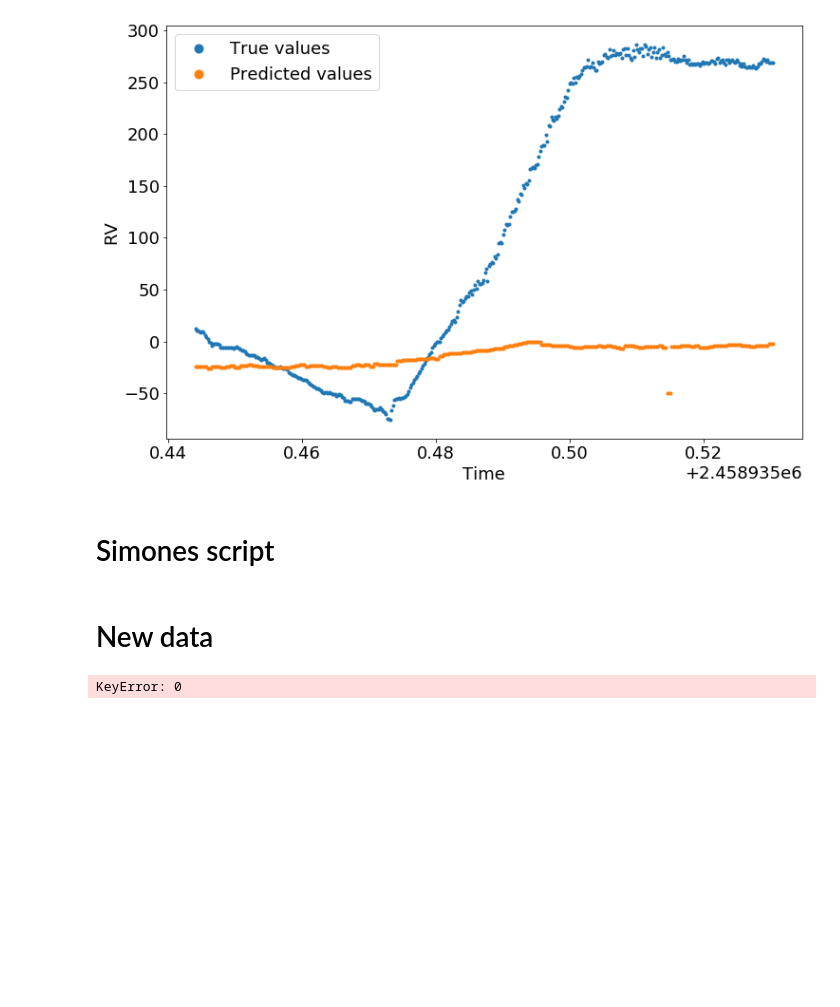
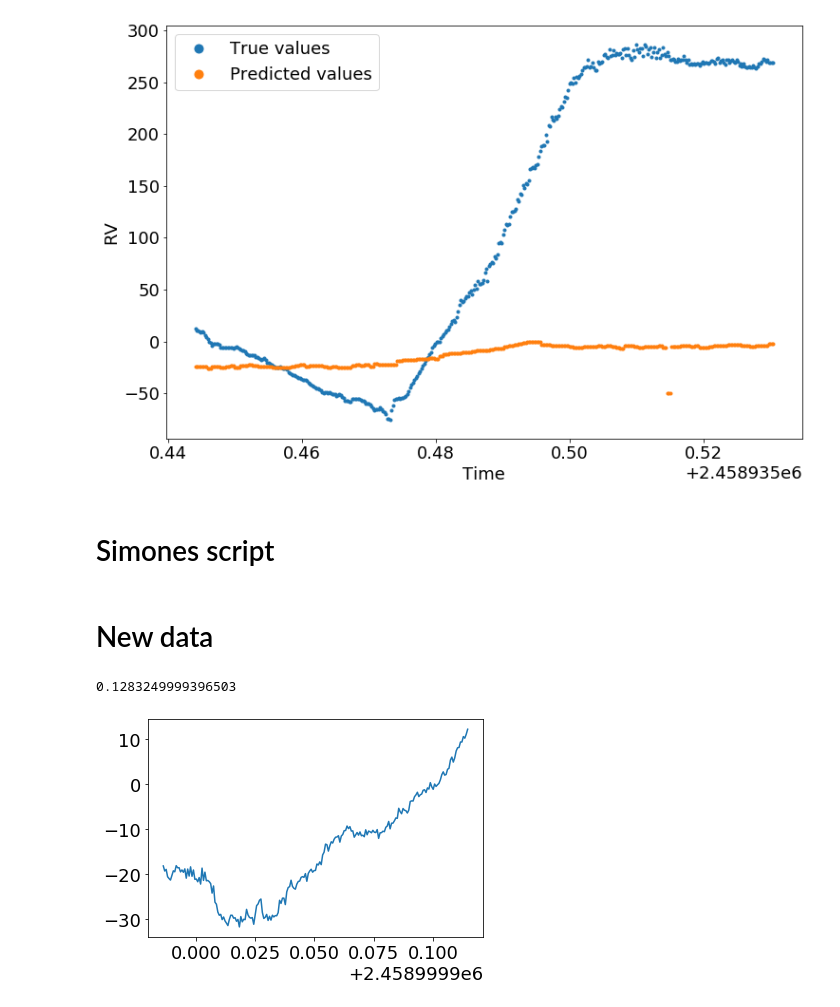
Before and after one commit to svejlgaard/finalproject, a Jupyter notebook: Regression.ipynb, the cells around one changed output. Saved outputs shown, nothing was run; the diff lists cells and outputs as text; code cells hidden in the pictures; blank space fills up the shorter version.

```diff
--- a/Regression.ipynb
+++ b/Regression.ipynb
@@ -160,8 +160,14 @@ plt.legend(markerscale=3);
 # %% [markdown]
 # New data
 # %%
-newData = pd.read_csv('data\etalon-etalon_29May20.ccfSum-telemetry.csv')
+dfnew = pd.read_csv('data\etalon_etalon_29May20.ccfSum-telemetry.csv')
+newData = np.array(dfnew)
+
+np.savetxt('AllDataNew.txt', newData)
 # %%
-plt.plot(np.array(newData[0]), np.array(newData[1]))
+plt.plot(newData[:,0],newData[:,1])
+
+newData[-1,0]-newData[0,0]
 # %% [output]
-KeyError: 0
+0.1283249999396503
+[figure, added]
```
Also changed, not shown: parts of 8 cells of this notebook.
